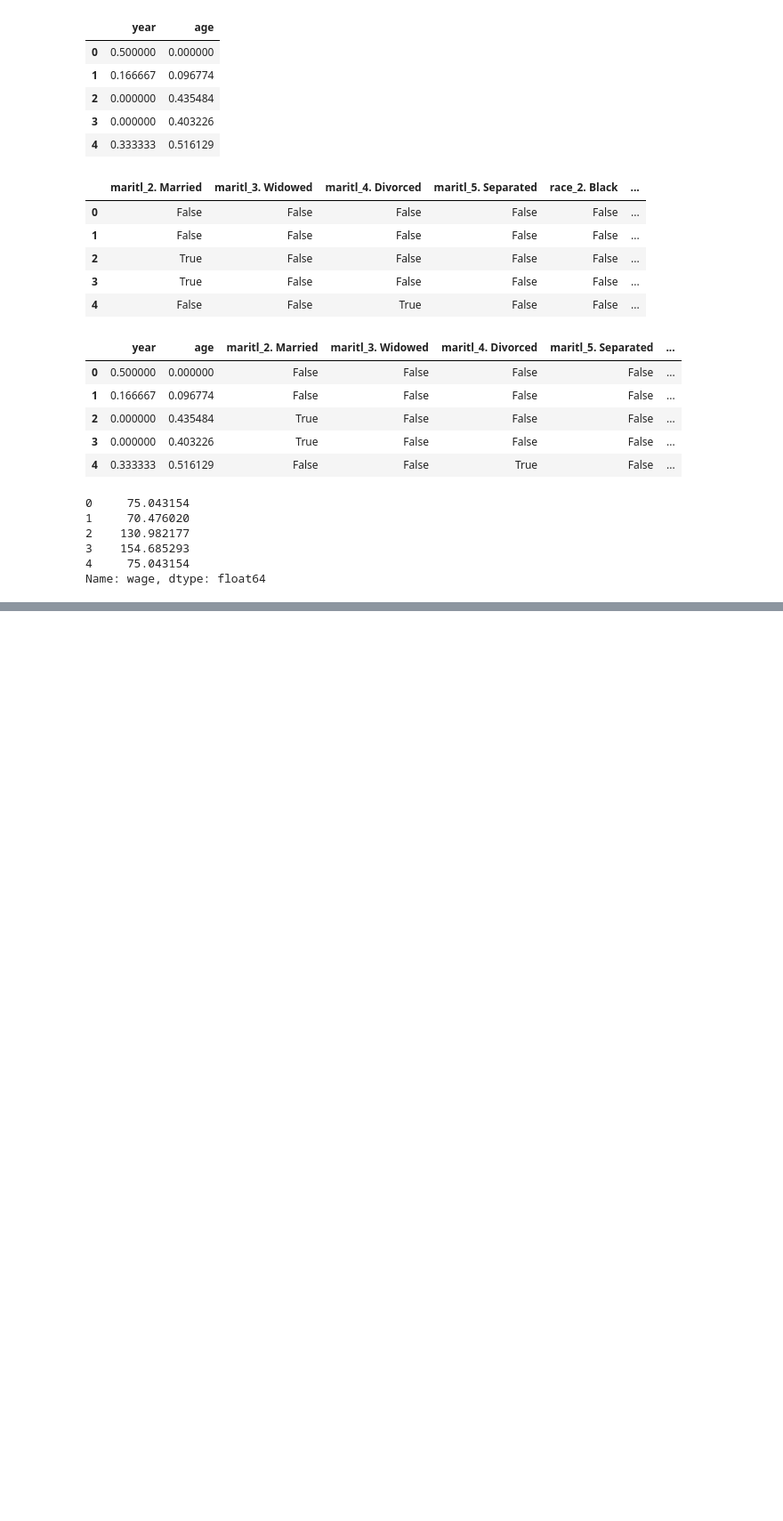
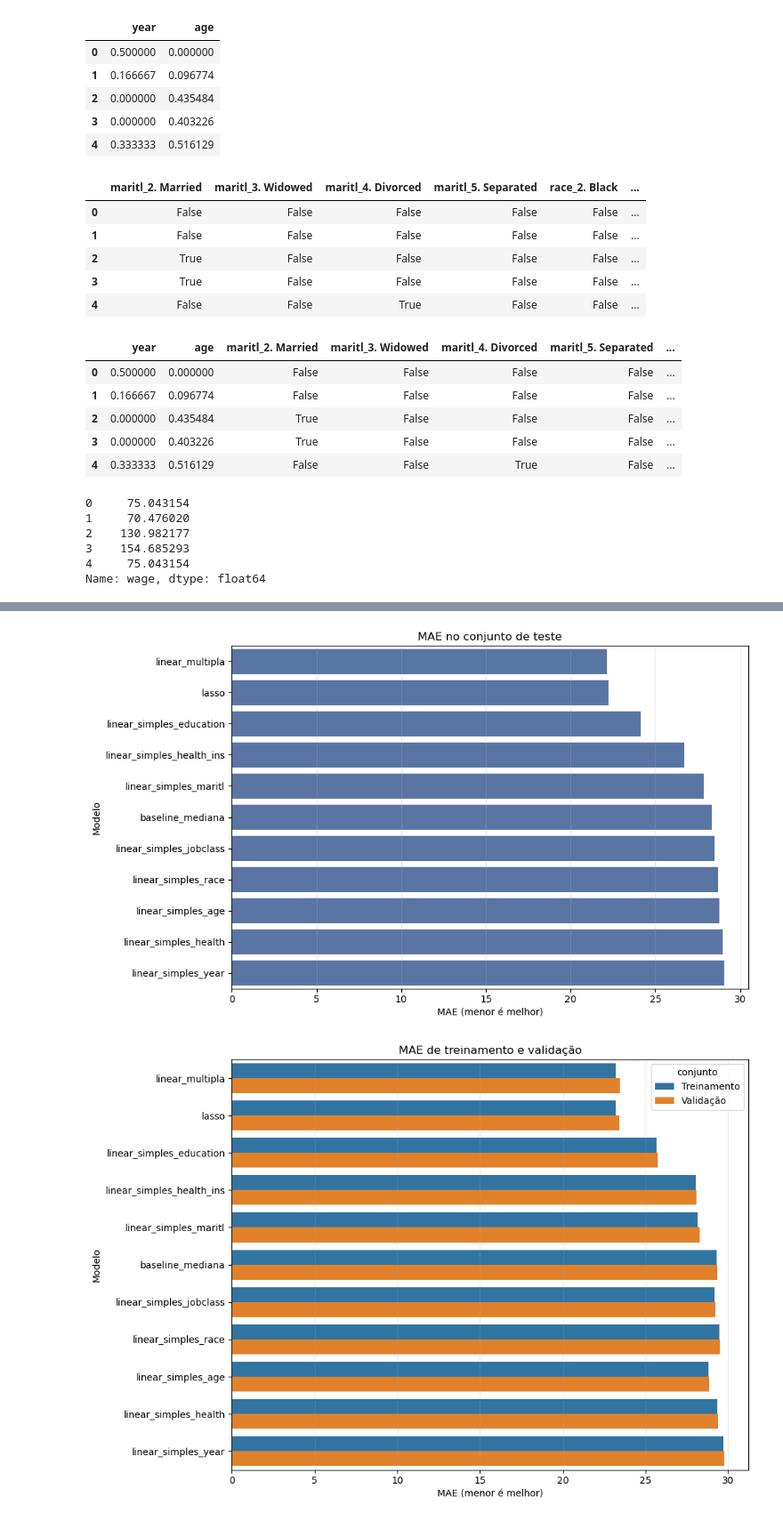
Before and after one commit to daniel-cagy/previsao-salarial-modelos-lineares, a Jupyter notebook: notebooks/main.ipynb, the cells around one changed output, grey strips where cells are left out. Shown at 89% size. Saved outputs shown, nothing was run; the diff lists cells and outputs as text; code cells hidden in the pictures; blank space fills up the shorter version.

```diff
--- a/notebooks/main.ipynb
+++ b/notebooks/main.ipynb
@@ -172,0 +524,80 @@ Name: wage, dtype: float64
+# %%
+fig_comparacao, ax = plt.subplots(figsize=(10, 6))
+sns.barplot(data=resultados_df, x='test_mae', y='modelo', ax=ax, color='#4C72B0')
+ax.set(title='MAE no conjunto de teste', xlabel='MAE (menor é melhor)', ylabel='Modelo')
+ax.grid(axis='x', alpha=0.25)
+fig_comparacao.tight_layout()
+figures_dir = project_root / 'report' / 'figures'
+figures_dir.mkdir(parents=True, exist_ok=True)
+fig_comparacao.savefig(figures_dir / 'mae_teste_modelos.png', dpi=150, bbox_inches='tight')
+plt.show()
+
+comparacao_cv_df = resultados_df.melt(
+    id_vars='modelo',
+    value_vars=['train_mae_mean', 'cv_mae_mean'],
+    var_name='conjunto', value_name='mae'
+)
+comparacao_cv_df['conjunto'] = comparacao_cv_df['conjunto'].map({
+    'train_mae_mean': 'Treinamento', 'cv_mae_mean': 'Validação'
+})
+fig_treino_validacao, ax = plt.subplots(figsize=(10, 7))
+sns.barplot(data=comparacao_cv_df, x='mae', y='modelo', hue='conjunto', ax=ax)
+ax.set(title='MAE de treinamento e validação', xlabel='MAE (menor é melhor)', ylabel='Modelo')
+ax.grid(axis='x', alpha=0.25)
+fig_treino_validacao.tight_layout()
+fig_treino_validacao.savefig(figures_dir / 'mae_treino_validacao.png', dpi=150, bbox_inches='tight')
+plt.show()
+
+fig_alpha, ax = plt.subplots(figsize=(9, 5))
+mae_lasso_medio = -cv_lasso_df['mean_test_score'].to_numpy()
+mae_lasso_std = cv_lasso_df['std_test_score'].to_numpy()
+ax.plot(alphas, mae_lasso_medio, color='#C44E52')
+ax.fill_between(
+    alphas, mae_lasso_medio - mae_lasso_std, mae_lasso_medio + mae_lasso_std,
+    color='#C44E52', alpha=0.15, label='± 1 desvio-padrão'
+)
+ax.axvline(melhor_alpha, color='black', linestyle='--', label=f'Melhor alpha = {melhor_alpha:.4g}')
+ax.set_xscale('log')
+ax.set(title='Efeito da regularização no Lasso', xlabel='alpha', ylabel='MAE médio de validação')
+ax.grid(alpha=0.25)
+ax.legend()
+fig_alpha.tight_layout()
+fig_alpha.savefig(figures_dir / 'alpha_vs_mae.png', dpi=150, bbox_inches='tight')
+plt.show()
+
+with mlflow.start_run(run_name='resumo_resultados'):
+    mlflow.set_tags({
+        'etapa': 'resumo_final',
+        'dataset': 'data/wage.csv',
+        'target': 'wage',
+        'protocolo_validacao': 'RepeatedKFold',
+    })
+    mlflow.log_params({
+        'n_splits': N_SPLITS,
+        'n_repeats': N_REPEATS,
+        'candidate_configurations': 209,
+        'candidate_fits': 209 * N_SPLITS * N_REPEATS,
+    })
+    mlflow.log_table(resultados_df, 'resultados_modelos.json')
+    mlflow.log_table(cenarios_df, 'cenarios_experimentais.json')
+    mlflow.log_figure(fig_comparacao, 'mae_teste_modelos.png')
+    mlflow.log_figure(fig_treino_validacao, 'mae_treino_validacao.png')
+    mlflow.log_figure(fig_alpha, 'alpha_vs_mae.png')
+    mlflow.log_dict({
+        'python': platform.python_version(),
+        'pandas': pd.__version__,
+        'numpy': np.__version__,
+        'scikit_learn': sklearn.__version__,
+        'mlflow': mlflow.__version__,
+        'random_state': RANDOM_STATE,
+        'dataset': 'data/wage.csv',
+        'pre_processamento': 'MinMax para variáveis numéricas e one-hot para categóricas',
+    }, 'ambiente_e_proveniencia.json')
+    mlflow.log_artifact(str(project_root / 'requirements.txt'), artifact_path='reprodutibilidade')
+    mlflow.log_metrics({
+        'best_test_mae': float(melhor_resultado['test_mae']),
+        'baseline_test_mae': float(resultados_df.loc[resultados_df['modelo'] == 'baseline_mediana', 'test_mae'].iloc[0]),
+    })
+# %% [output]
+[figure, added]
+[figure, added]
```
Also changed, not shown: parts of 19 cells of this notebook, 12 other files.
